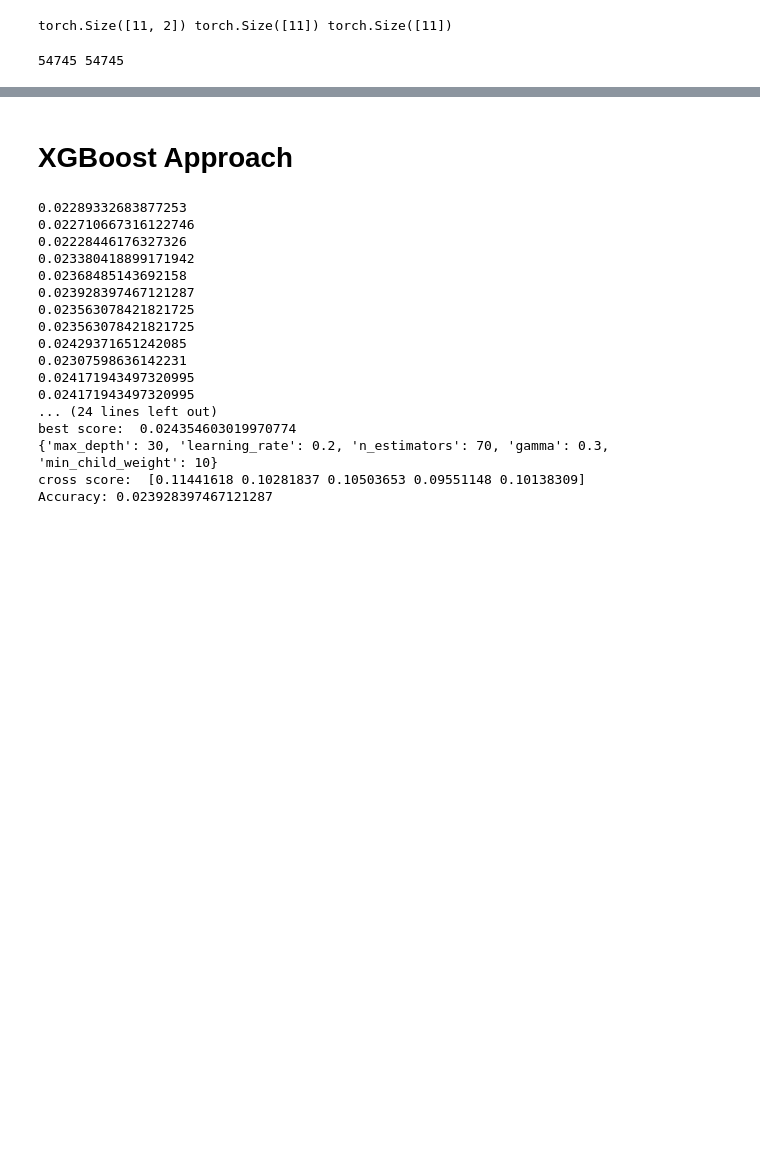
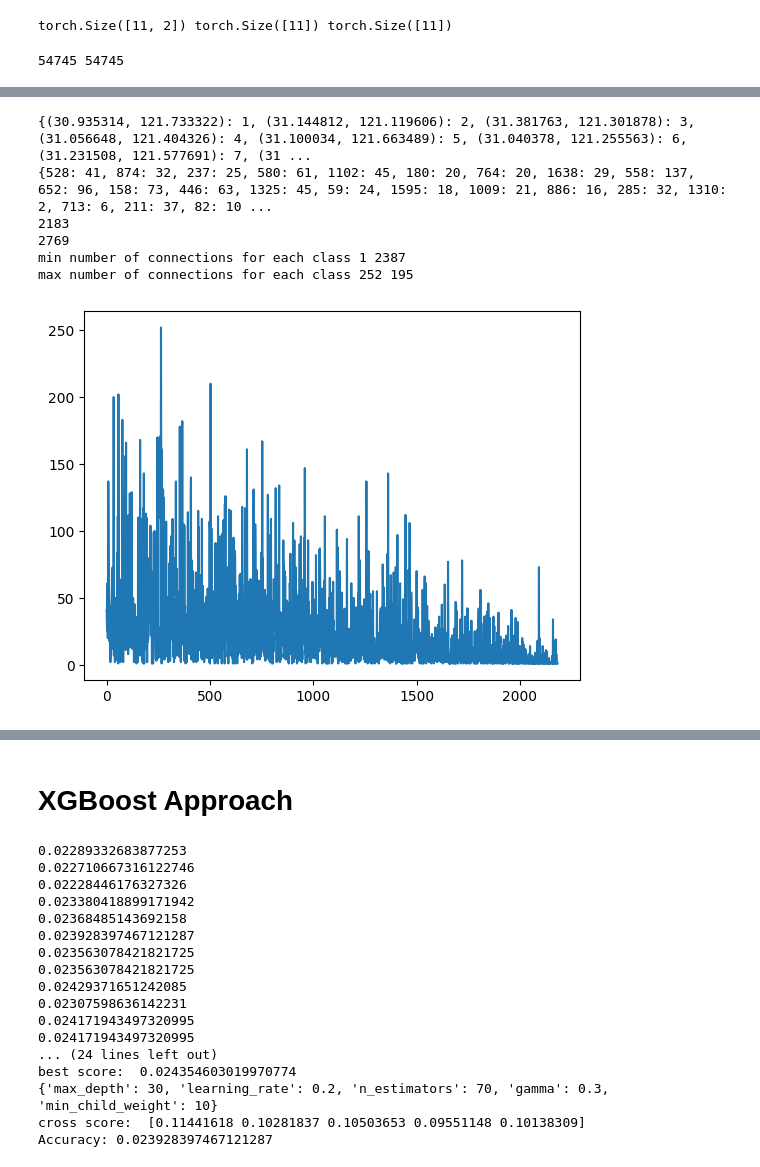
Before and after one commit to briag1/ProjetLong, a Jupyter notebook: Projet_Long_3_dt.ipynb, the cells around one changed output, grey strips where cells are left out. Saved outputs shown, nothing was run; the diff lists cells and outputs as text; code cells hidden in the pictures; blank space fills up the shorter version.

```diff
--- a/Projet_Long_3_dt.ipynb
+++ b/Projet_Long_3_dt.ipynb
@@ -1612,0 +1613,34 @@ cross score:  [0.11441618 0.10281837 0.10503653 0.09551148 0.10138309]
+# %%
+#Create a dictionary with the number of data for each class
+class_count={}
+print(vocab)
+for pos_id in pos_ids:
+  for id in pos_id:
+    if id.item() in class_count:
+      class_count[id.item()]+=1
+    else:
+      class_count[id.item()]=1
+print(class_count)
+print(len(class_count))
+print(max(class_count.keys()))
+
+import matplotlib.pyplot as plt
+
+#See the tendency of the number of connections for each class
+print("min number of connections for each class"
+      ,min(class_count.values())
+      ,min(class_count,key=class_count.get))
+print("max number of connections for each class"
+      ,max(class_count.values())
+      ,max(class_count,key=class_count.get))
+
+plt.plot(list(class_count.values()))
+plt.show()
+# %% [output]
+{(30.935314, 121.733322): 1, (31.144812, 121.119606): 2, (31.381763, 121.301878): 3, (31.056648, 121.404326): 4, (31.100034, 121.663489): 5, (31.040378, 121.255563): 6, (31.231508, 121.577691): 7, (31 ...
+{528: 41, 874: 32, 237: 25, 580: 61, 1102: 45, 180: 20, 764: 20, 1638: 29, 558: 137, 652: 96, 158: 73, 446: 63, 1325: 45, 59: 24, 1595: 18, 1009: 21, 886: 16, 285: 32, 1310: 2, 713: 6, 211: 37, 82: 10 ...
+2183
+2769
+min number of connections for each class 1 2387
+max number of connections for each class 252 195
+[figure, added]
```
Also changed, not shown: parts of 7 cells of this notebook.
